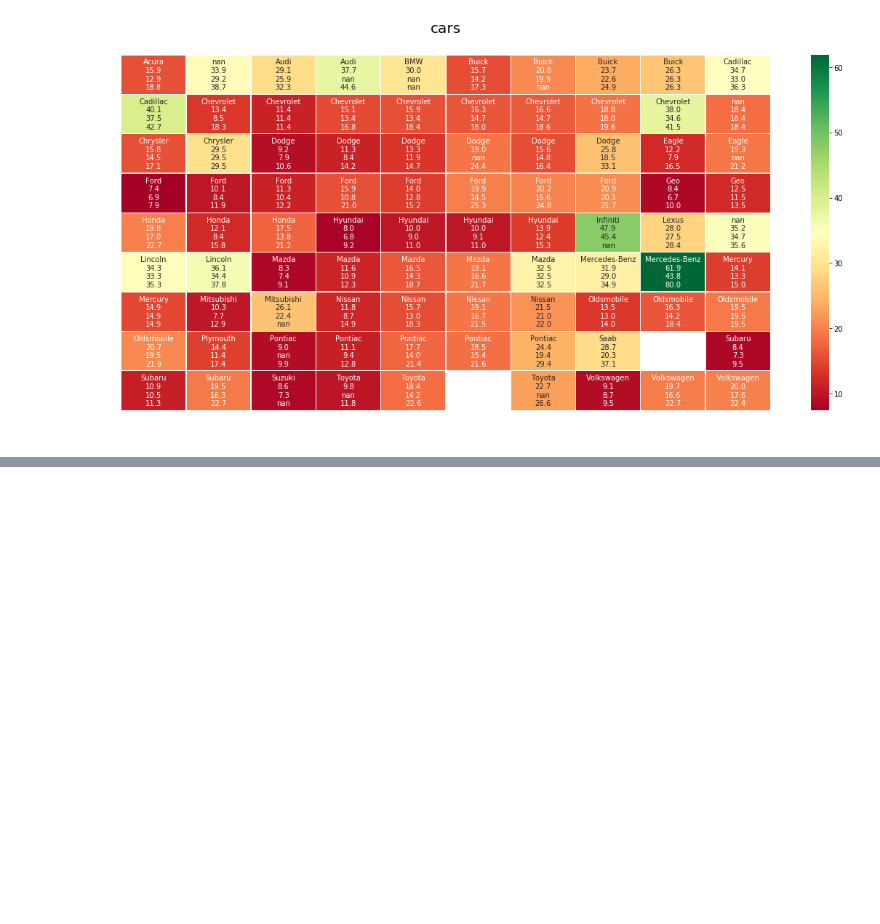
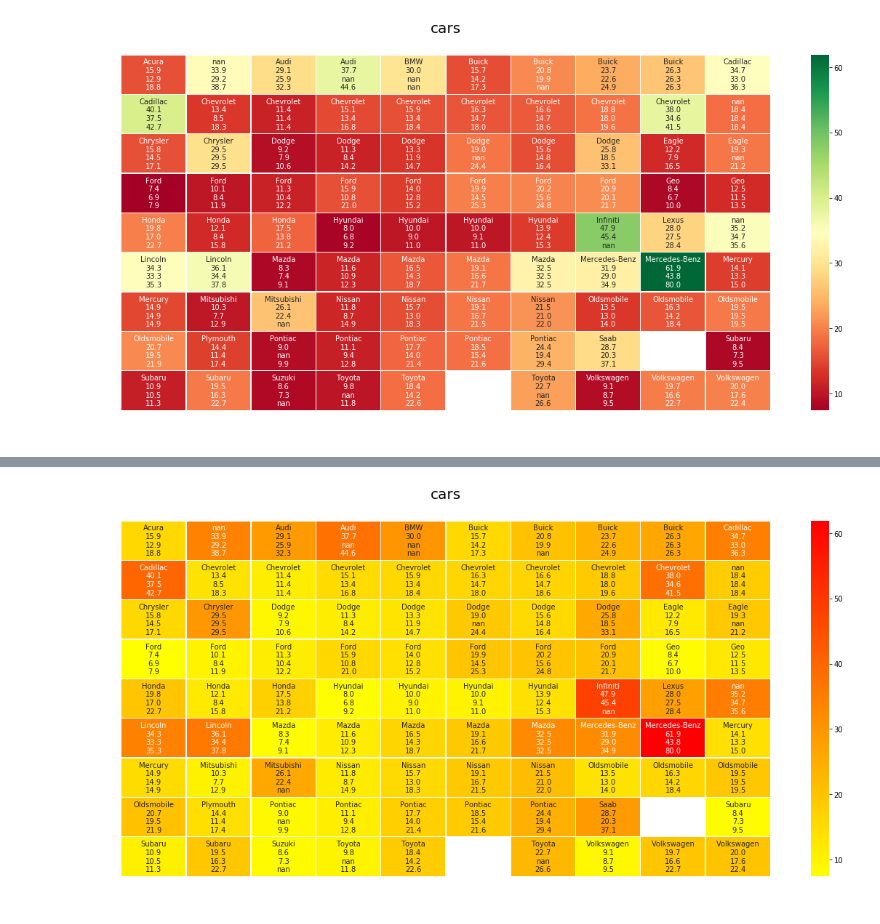
Before and after one commit to anilkumar4274/artificial7intelligence, a Jupyter notebook: vasanthi/Task(cars).ipynb, the cells around one changed output, grey strips where cells are left out. Saved outputs shown, nothing was run; the diff lists cells and outputs as text; code cells hidden in the pictures; blank space fills up the shorter version.

```diff
--- a/vasanthi/Task(cars).ipynb
+++ b/vasanthi/Task(cars).ipynb
@@ -125,0 +165,13 @@ plt.show()
+# %%
+fig,ax=plt.subplots(figsize=(20,9))
+title="cars"
+plt.title(title,fontsize=20)
+tt1=ax.title
+tt1.set_position([0.5,1.05])
+ax.set_xticks([])
+ax.set_yticks([])
+ax.axis('off')
+sn.heatmap(result,annot=labels,fmt="",cmap='autumn_r',linewidths=0.30,ax=ax)
+plt.show()
+# %% [output]
+[figure, added]
```
Also changed, not shown: parts of 3 cells of this notebook.
